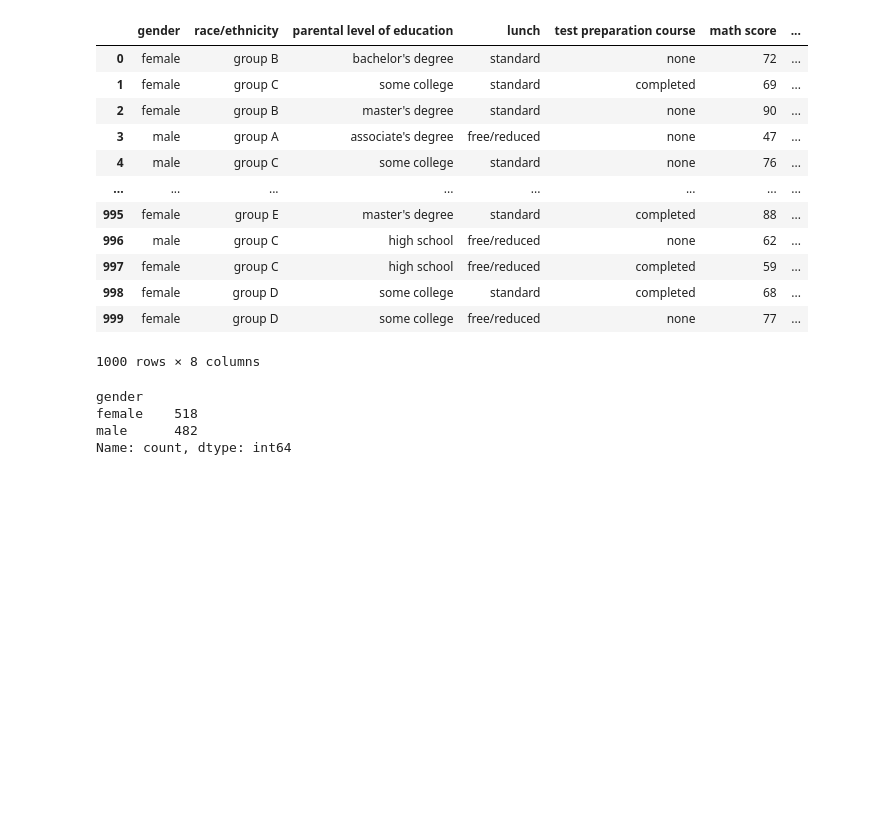
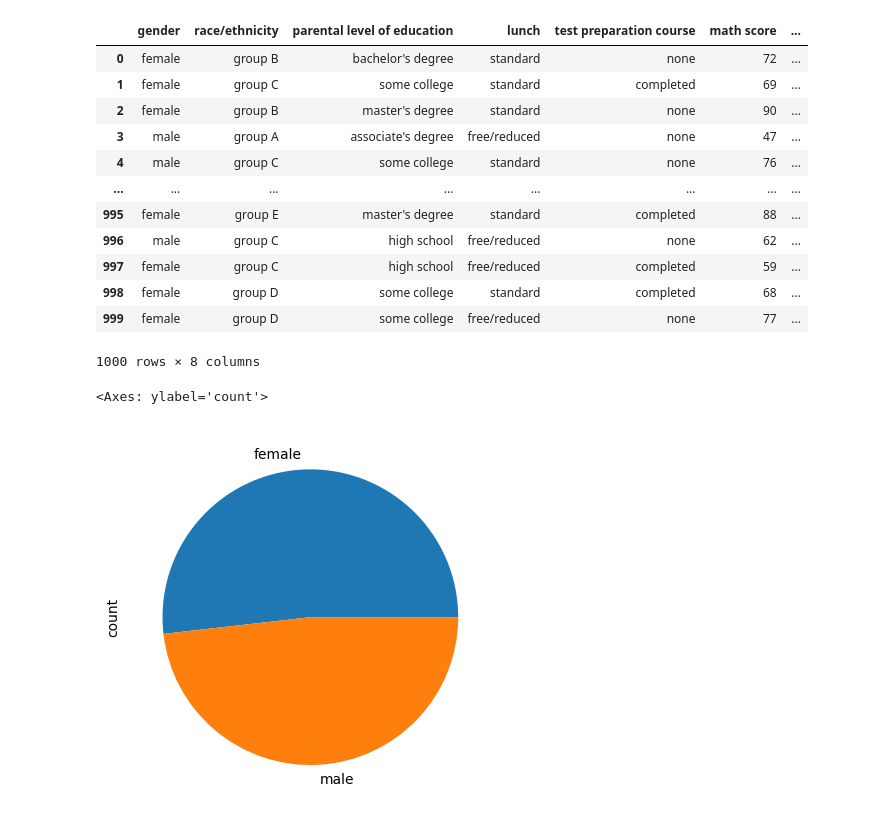
Before and after one commit to MohitMahajan03/6th-SEM, a Jupyter notebook: Data Science/Lab/Q4 Students.ipynb, the cells around one changed output. Drawn from its saved outputs; the diff is of its cells as text; code cells hidden in the pictures; blank space fills up the shorter version.

```diff
--- a/Data Science/Lab/Q4 Students.ipynb
+++ b/Data Science/Lab/Q4 Students.ipynb
@@ -21,9 +21,7 @@ df
 1000 rows × 8 columns
 # %%
 gender = df['gender'].value_counts()
-gender
+gender.plot(kind = 'pie')
 # %% [output]
-gender
-female    518
-male      482
-Name: count, dtype: int64
+<Axes: ylabel='count'>
+[figure, added]
```
Also changed, not shown: parts of 2 cells of this notebook, 3 other files.
